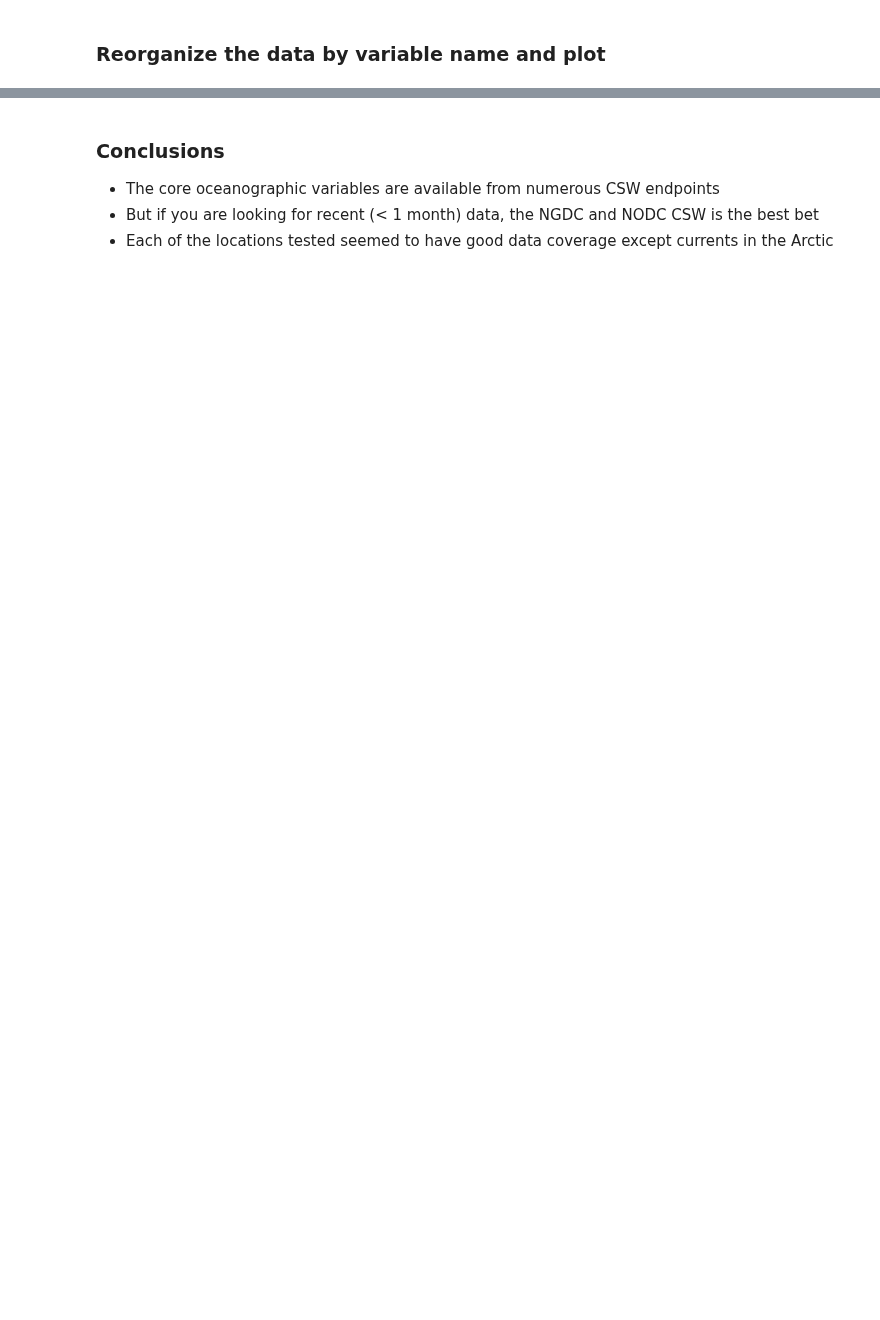
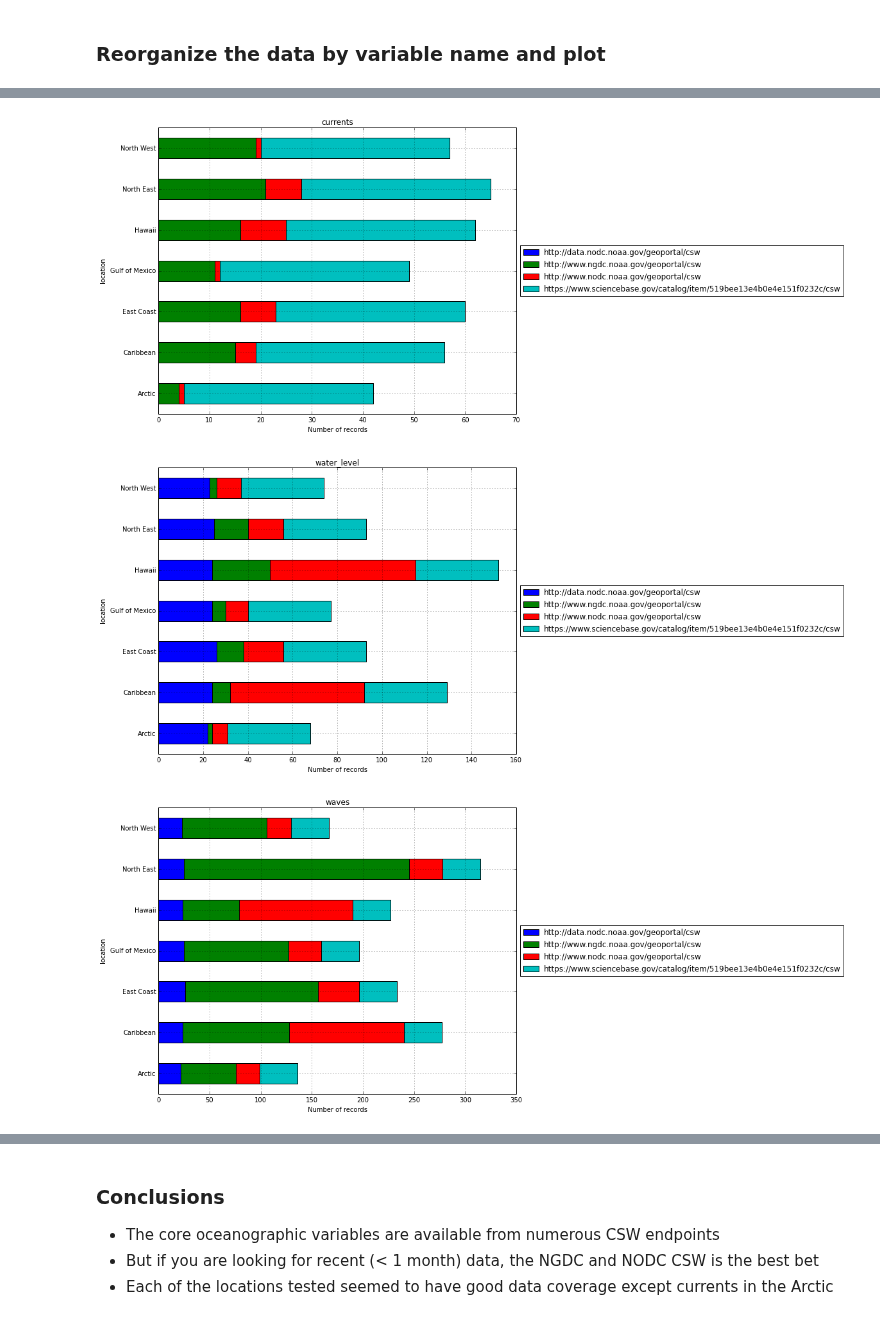
Before and after one commit to ioos/system-test, a Jupyter notebook: Theme_2_Extreme_Events/Scenario_2A/Comprehensive/test_multiple_endpoints_variables_locations.ipynb, the cells around one changed output, grey strips where cells are left out. Saved outputs shown, nothing was run; the diff lists cells and outputs as text; code cells hidden in the pictures; blank space fills up the shorter version.

```diff
--- a/Theme_2_Extreme_Events/Scenario_2A/Comprehensive/test_multiple_endpoints_variables_locations.ipynb
+++ b/Theme_2_Extreme_Events/Scenario_2A/Comprehensive/test_multiple_endpoints_variables_locations.ipynb
@@ -325,8 +352,0 @@ for var_name in names_dict:
-# %%
-for df in variables_df:
-    fig, ax = plt.subplots()
-
-    df.plot(ax=ax, kind="barh", figsize=(10, 8,), title=df.name, colormap="Set1", stacked=True)
-    ax.legend(loc='center left', bbox_to_anchor=(1, 0.5))
-#     ax.set_xlim([0, max_records])
-    ax.set_xlabel('Number of records')
@@ -337,0 +353,18 @@ for df in variables_df:
+# %%
+#return counts of each variables as a series and place the variable type as the first index
+stacked = recent_data_concat.stack().reorder_levels([2,1,0])
+stacked.index.names = ['variable_type', 'location', 'endpoint']
+stacked.name = 'record_counts'
+#stacked.index.names = stacked.index.names[['variable_type']
+by_var = stacked.unstack()
+for grpname, grps in by_var.groupby(level='variable_type'):
+   # get rid of variable index since we are already grouping by it and have its name
+   cur_grp = grps.reset_index(level='variable_type', drop=True)
+   fig, ax = plt.subplots()
+   cur_grp.plot(ax=ax, kind='barh', stacked=True, figsize=(10, 8,), legend=False, title=grpname)
+   ax.legend(loc='center left', bbox_to_anchor=(1, 0.5))
+   ax.set_xlabel('Number of records')
+# %% [output]
+[figure, added]
+[figure, added]
+[figure, added]
```
Also changed, not shown: parts of 13 cells of this notebook, 1 other file.
